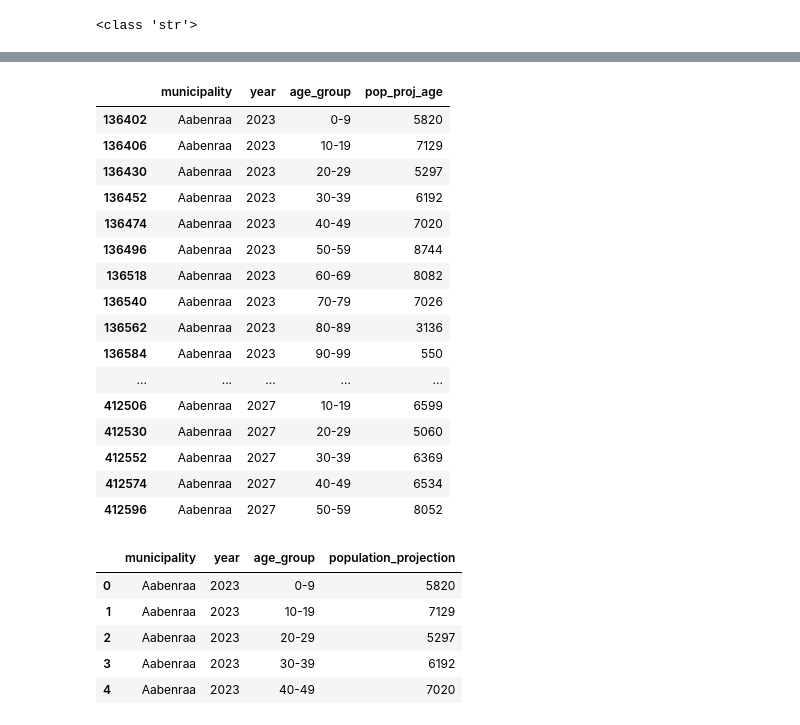
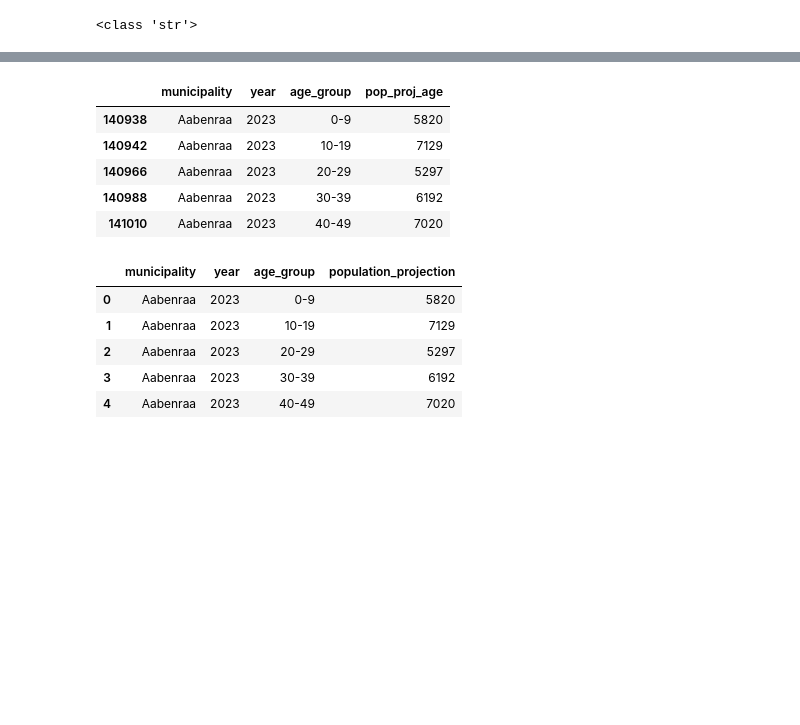
Before and after one commit to NumEconCopenhagen/projects-2024-agnete-og-andrea, a Jupyter notebook: dataproject/dataproject.ipynb, the cells around one changed output, grey strips where cells are left out. Saved outputs shown, nothing was run; the diff lists cells and outputs as text; code cells hidden in the pictures; blank space fills up the shorter version.

```diff
--- a/dataproject/dataproject.ipynb
+++ b/dataproject/dataproject.ipynb
@@ -119 +121,3 @@ Summarize values of population_projection if municipality equals each other, age
+# %%
+df=df[df['municipality']!='Christiansø']
 # %%
@@ -266,25 +251,14 @@ df_unique.head(5)
 columns_to_drop_2=['age','pop_proj_all']
 df=df_unique.drop(columns_to_drop_2, axis=1)
 # %%
-df.head(50)
+df.head(5)
 # %% [output]
 |  | municipality | year | age_group | pop_proj_age |
-| 136402 | Aabenraa | 2023 | 0-9 | 5820 |
-| 136406 | Aabenraa | 2023 | 10-19 | 7129 |
-| 136430 | Aabenraa | 2023 | 20-29 | 5297 |
-| 136452 | Aabenraa | 2023 | 30-39 | 6192 |
-| 136474 | Aabenraa | 2023 | 40-49 | 7020 |
-| 136496 | Aabenraa | 2023 | 50-59 | 8744 |
-| 136518 | Aabenraa | 2023 | 60-69 | 8082 |
-| 136540 | Aabenraa | 2023 | 70-79 | 7026 |
-| 136562 | Aabenraa | 2023 | 80-89 | 3136 |
-| 136584 | Aabenraa | 2023 | 90-99 | 550 |
-| ... | ... | ... | ... | ... |
-| 412506 | Aabenraa | 2027 | 10-19 | 6599 |
-| 412530 | Aabenraa | 2027 | 20-29 | 5060 |
-| 412552 | Aabenraa | 2027 | 30-39 | 6369 |
-| 412574 | Aabenraa | 2027 | 40-49 | 6534 |
-| 412596 | Aabenraa | 2027 | 50-59 | 8052 |
+| 140938 | Aabenraa | 2023 | 0-9 | 5820 |
+| 140942 | Aabenraa | 2023 | 10-19 | 7129 |
+| 140966 | Aabenraa | 2023 | 20-29 | 5297 |
+| 140988 | Aabenraa | 2023 | 30-39 | 6192 |
+| 141010 | Aabenraa | 2023 | 40-49 | 7020 |
 # %%
 #Resetting the index:
 df.reset_index(inplace = True, drop = True) # Drop old index too
```
Also changed, not shown: parts of 35 cells of this notebook.
